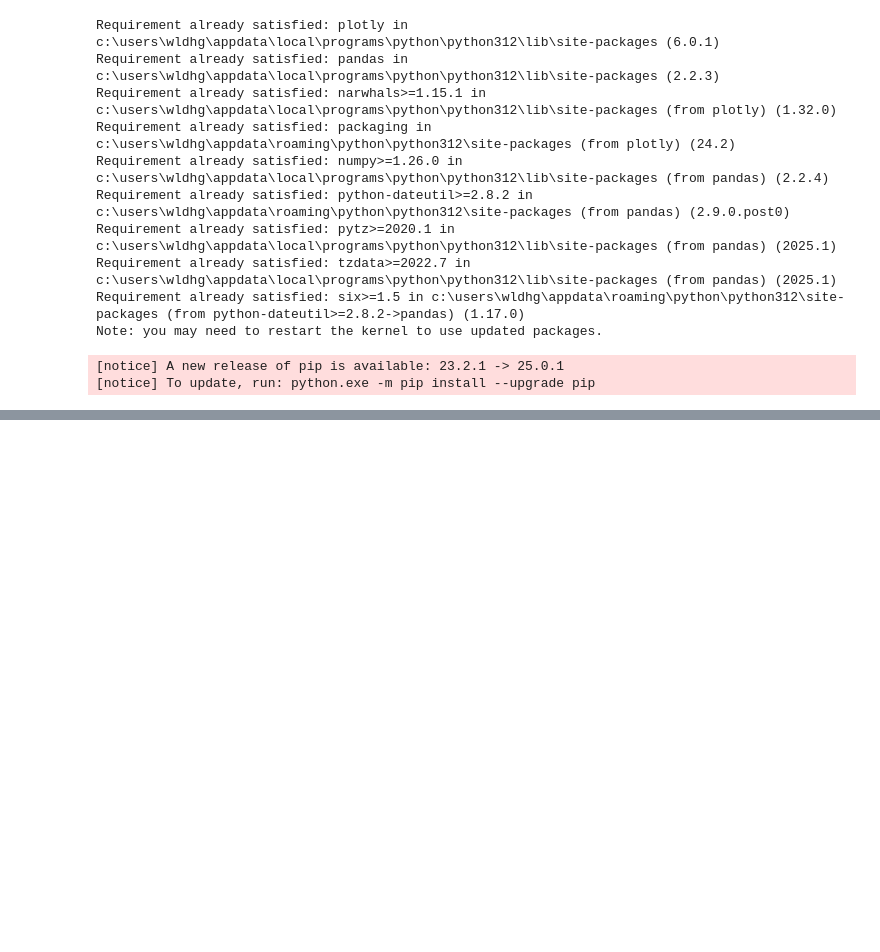
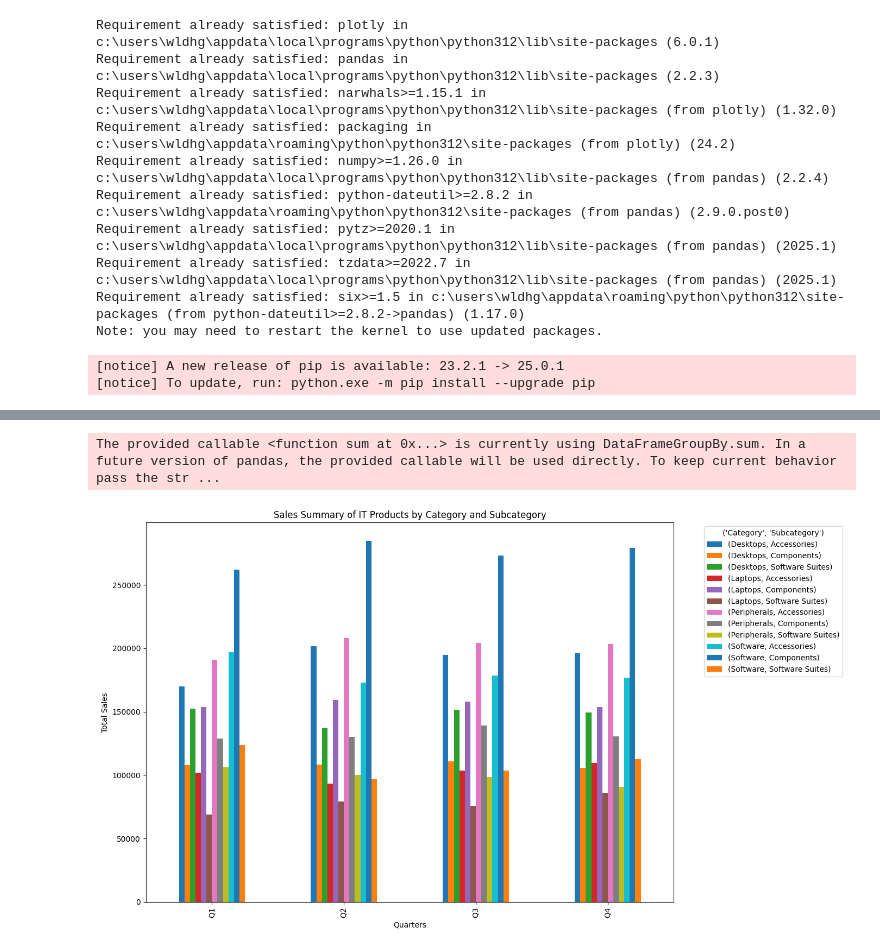
Before and after one commit to jihyeon26/data_analyze_project1, a Jupyter notebook: dataScience_ibm/visualization/2. matplotlib.ipynb, the cells around one changed output, grey strips where cells are left out. Cells and saved outputs as stored; diff of their text form; code cells hidden in the pictures; blank space fills up the shorter version.

Commit message:
pivot chart

```diff
--- a/dataScience_ibm/visualization/2. matplotlib.ipynb
+++ b/dataScience_ibm/visualization/2. matplotlib.ipynb
@@ -457,0 +473,23 @@ fig.show()
+# %%
+import pandas as pd
+import numpy as np
+import matplotlib.pyplot as plt
+# Define the parameters
+num_quarters = 4
+num_categories = 4
+num_subcategories = 3
+num_samples = num_quarters * num_categories * num_subcategories*50
+# Generate sample sales data
+np.random.seed(40)
+# Creating sample data
+dates = np.repeat(['Q1','Q2','Q3','Q4'], 50*num_categories * num_subcategories)
+categories = np.tile(np.random.choice(['Laptops', 'Desktops', 'Peripherals', 'Software'], size=num_quarters*50), num_categories * num_subcategories)
+subcategories = np.tile(np.random.choice(['Accessories', 'Components', 'Software Suites'], size=num_quarters*50), num_categories * num_subcategories)
+sales_values = np.random.randint(1000, 5000, size=num_samples)
+# Create DataFrame
+df = pd.DataFrame({
+    'Date': dates,
+    'Category': categories,
+    'Subcategory': subcategories,
+    'Sales': sales_values
+})
@@ -457,0 +505,16 @@ fig.show()
+# %%
+pivot_table = df.pivot_table(index='Date', columns=['Category','Subcategory'], values='Sales', aggfunc=np.sum)
+# %% [output]
+The provided callable <function sum at 0x...> is currently using DataFrameGroupBy.sum. In a future version of pandas, the provided callable will be used directly. To keep current behavior pass the str ...
+# %%
+# Plotting a pivot chart
+pivot_table.plot(kind='bar', figsize=(14, 8))
+plt.title('Sales Summary of IT Products by Category and Subcategory')
+plt.xlabel('Quarters')
+plt.ylabel('Total Sales')
+plt.grid(False)
+plt.legend(title=('Category', 'Subcategory'), bbox_to_anchor=(1.05, 1), loc='upper left')
+plt.tight_layout()
+plt.show()
+# %% [output]
+[figure, added]
```
Also changed, not shown: parts of 3 cells of this notebook.
